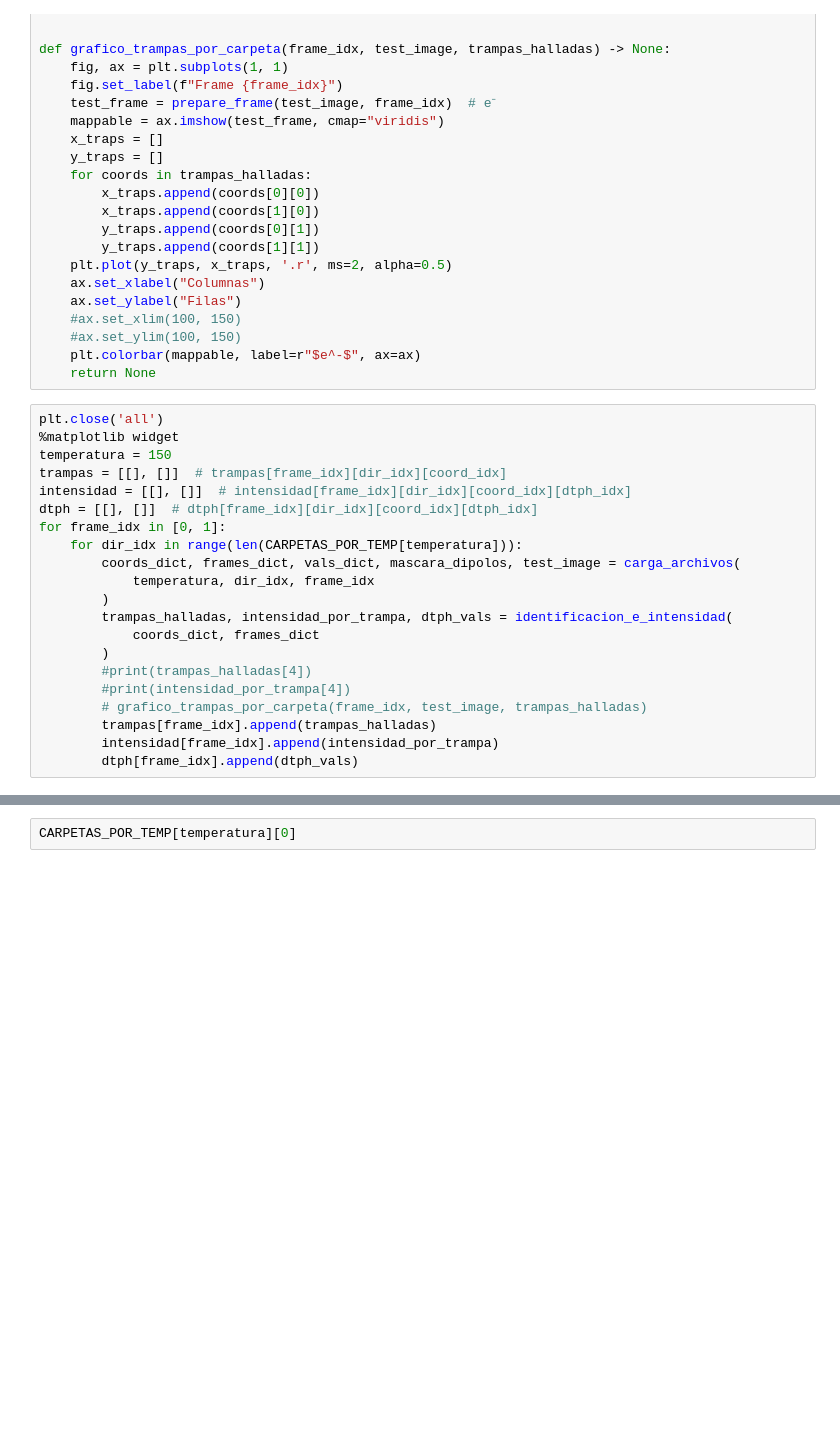
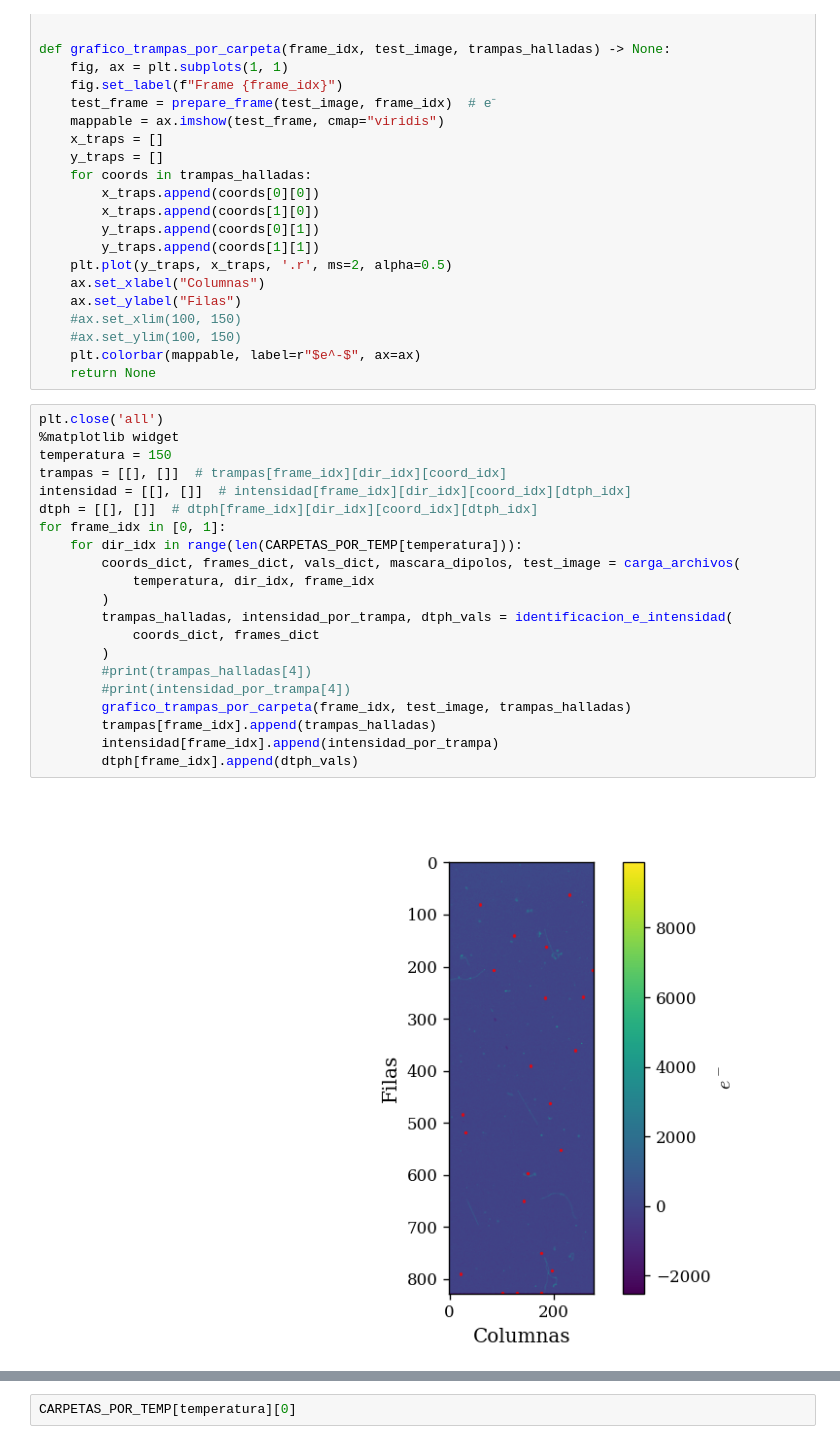
Before and after one commit to agustinbrusco/LAMBDA_Hub, a Jupyter notebook: skipper_image_analysis/pocket_analysis.ipynb, the cells around one changed output, grey strips where cells are left out. Cells and saved outputs as stored; diff of their text form; blank space fills up the shorter version.

```diff
--- a/skipper_image_analysis/pocket_analysis.ipynb
+++ b/skipper_image_analysis/pocket_analysis.ipynb
@@ -246,21 +248,23 @@ def grafico_trampas_por_carpeta(frame_idx, test_image, trampas_halladas) -> None
 # %%
 plt.close('all')
 %matplotlib widget
 temperatura = 150
 trampas = [[], []]  # trampas[frame_idx][dir_idx][coord_idx]
 intensidad = [[], []]  # intensidad[frame_idx][dir_idx][coord_idx][dtph_idx]
 dtph = [[], []]  # dtph[frame_idx][dir_idx][coord_idx][dtph_idx]
 for frame_idx in [0, 1]:
     for dir_idx in range(len(CARPETAS_POR_TEMP[temperatura])):
         coords_dict, frames_dict, vals_dict, mascara_dipolos, test_image = carga_archivos(
             temperatura, dir_idx, frame_idx
         )
         trampas_halladas, intensidad_por_trampa, dtph_vals = identificacion_e_intensidad(
             coords_dict, frames_dict
         )
         #print(trampas_halladas[4])
         #print(intensidad_por_trampa[4])
-        # grafico_trampas_por_carpeta(frame_idx, test_image, trampas_halladas)
+        grafico_trampas_por_carpeta(frame_idx, test_image, trampas_halladas)
         trampas[frame_idx].append(trampas_halladas)
         intensidad[frame_idx].append(intensidad_por_trampa)
         dtph[frame_idx].append(dtph_vals)
+# %% [output]
+[figure, added]
```
Also changed, not shown: parts of 5 cells of this notebook.
